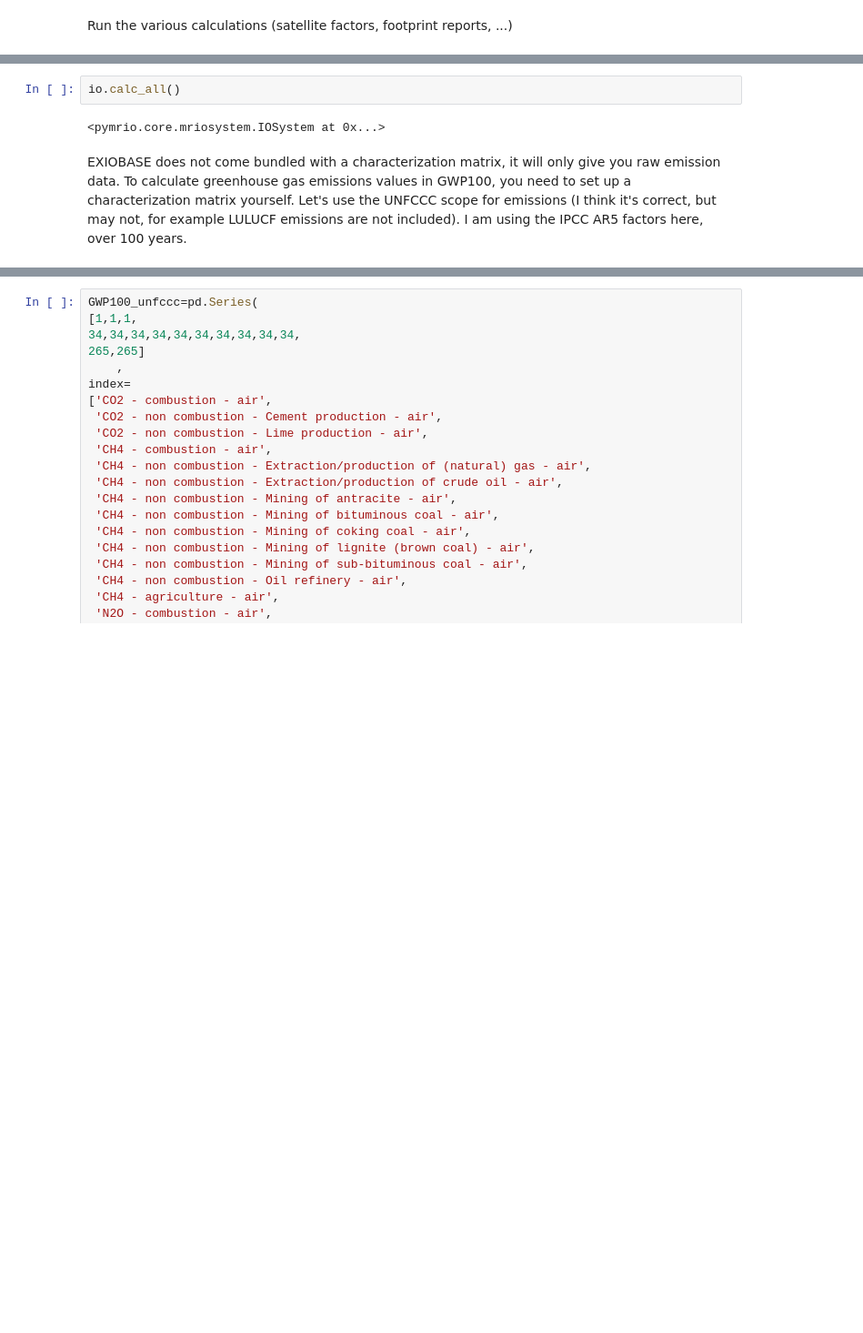
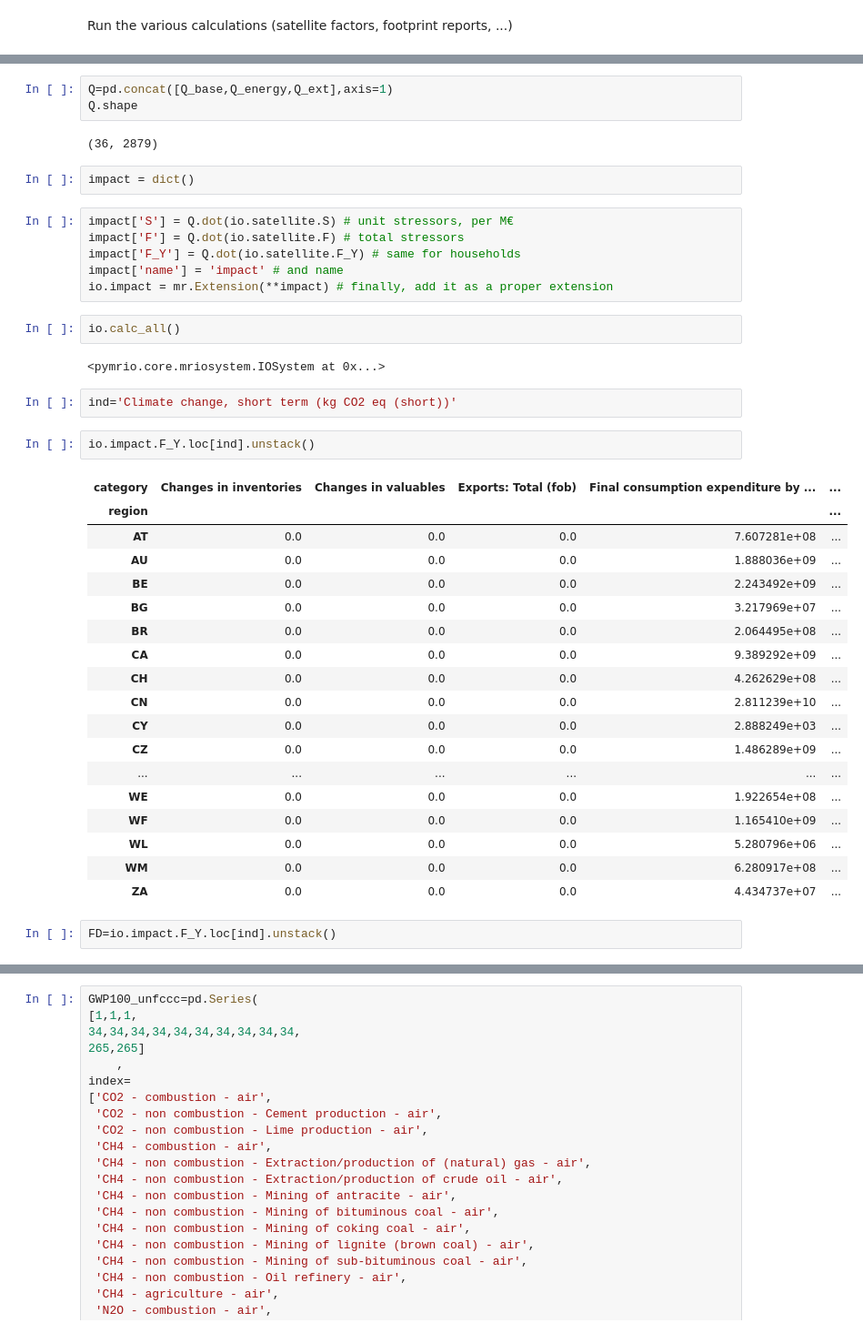
Before and after one commit to thomasgibon/io-footprinting, a Jupyter notebook: exiobase_use.ipynb, the cells around one changed output, grey strips where cells are left out. Shown at 91% size. Saved outputs shown, nothing was run; the diff lists cells and outputs as text; blank space fills up the shorter version.

Commit message:
add characterization and extra stressors

```diff
--- a/exiobase_use.ipynb
+++ b/exiobase_use.ipynb
@@ -41,6 +95,42 @@ Run the various calculations (satellite factors, footprint reports, ...)
+# %%
+Q=pd.concat([Q_base,Q_energy,Q_ext],axis=1)
+Q.shape
+# %% [output]
+(36, 2879)
+# %%
+impact = dict()
+# %%
+impact['S'] = Q.dot(io.satellite.S) # unit stressors, per M€
+impact['F'] = Q.dot(io.satellite.F) # total stressors
+impact['F_Y'] = Q.dot(io.satellite.F_Y) # same for households
+impact['name'] = 'impact' # and name
+io.impact = mr.Extension(**impact) # finally, add it as a proper extension
 # %%
 io.calc_all()
 # %% [output]
 <pymrio.core.mriosystem.IOSystem at 0x...>
-# %% [markdown]
-EXIOBASE does not come bundled with a characterization matrix, it will only give you raw emission data. To calculate greenhouse gas emissions values in GWP100, you need to set up a characterization matrix yourself. Let's use the UNFCCC scope for emissions (I think it's correct, but may not, for example LULUCF emissions are not included). I am using the IPCC AR5 factors here, over 100 years.
+# %%
+ind='Climate change, short term (kg CO2 eq (short))'
+# %%
+io.impact.F_Y.loc[ind].unstack()
+# %% [output]
+| category | Changes in inventories | Changes in valuables | Exports: Total (fob) | Final consumption expenditure by ... | ... |
+| region |  |  |  |  | ... |
+| AT | 0.0 | 0.0 | 0.0 | 7.607281e+08 | ... |
+| AU | 0.0 | 0.0 | 0.0 | 1.888036e+09 | ... |
+| BE | 0.0 | 0.0 | 0.0 | 2.243492e+09 | ... |
+| BG | 0.0 | 0.0 | 0.0 | 3.217969e+07 | ... |
+| BR | 0.0 | 0.0 | 0.0 | 2.064495e+08 | ... |
+| CA | 0.0 | 0.0 | 0.0 | 9.389292e+09 | ... |
+| CH | 0.0 | 0.0 | 0.0 | 4.262629e+08 | ... |
+| CN | 0.0 | 0.0 | 0.0 | 2.811239e+10 | ... |
+| CY | 0.0 | 0.0 | 0.0 | 2.888249e+03 | ... |
+| CZ | 0.0 | 0.0 | 0.0 | 1.486289e+09 | ... |
+| ... | ... | ... | ... | ... | ... |
+| WE | 0.0 | 0.0 | 0.0 | 1.922654e+08 | ... |
+| WF | 0.0 | 0.0 | 0.0 | 1.165410e+09 | ... |
+| WL | 0.0 | 0.0 | 0.0 | 5.280796e+06 | ... |
+| WM | 0.0 | 0.0 | 0.0 | 6.280917e+08 | ... |
+| ZA | 0.0 | 0.0 | 0.0 | 4.434737e+07 | ... |
+# %%
+FD=io.impact.F_Y.loc[ind].unstack()
```
Also changed, not shown: parts of 22 cells of this notebook.
